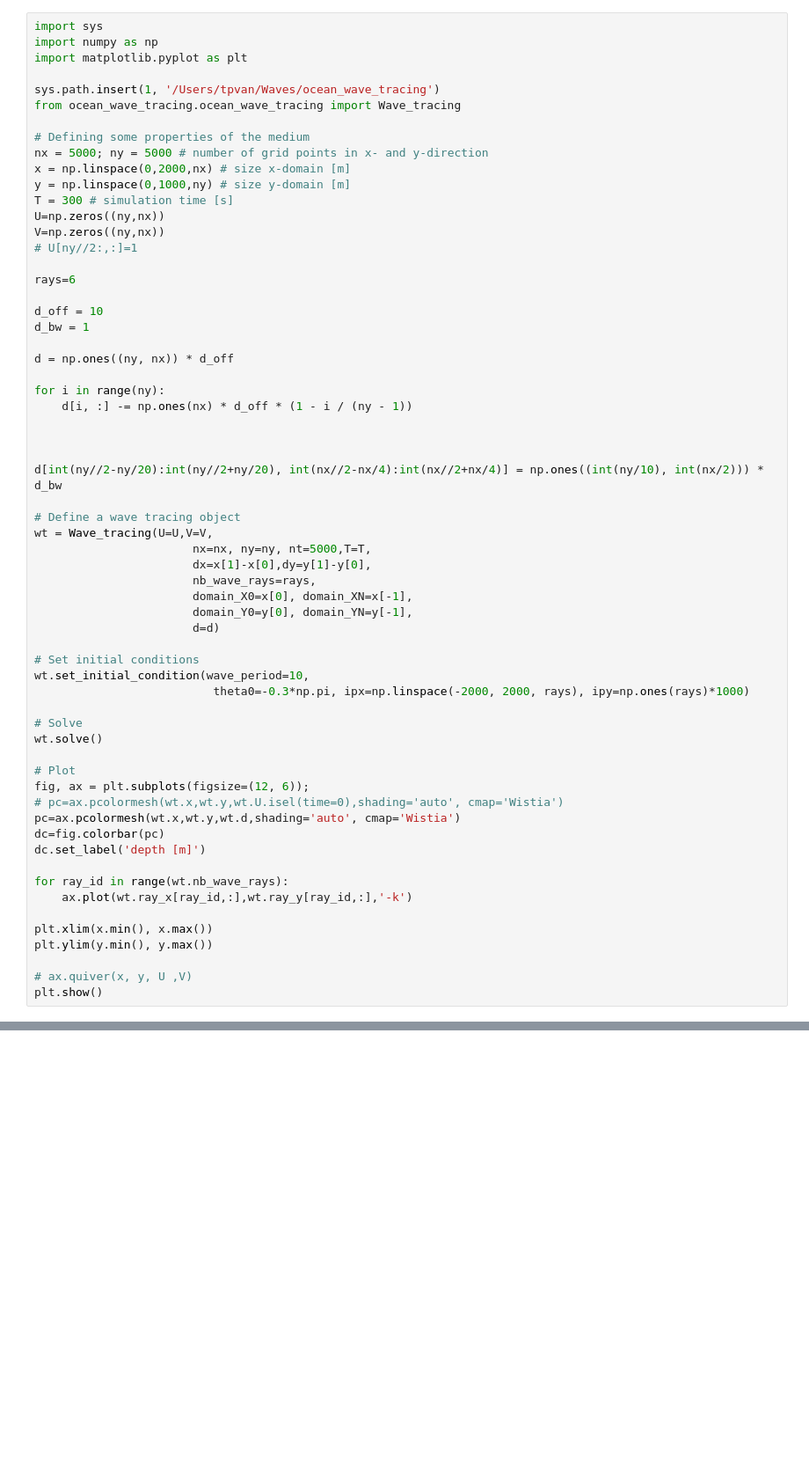
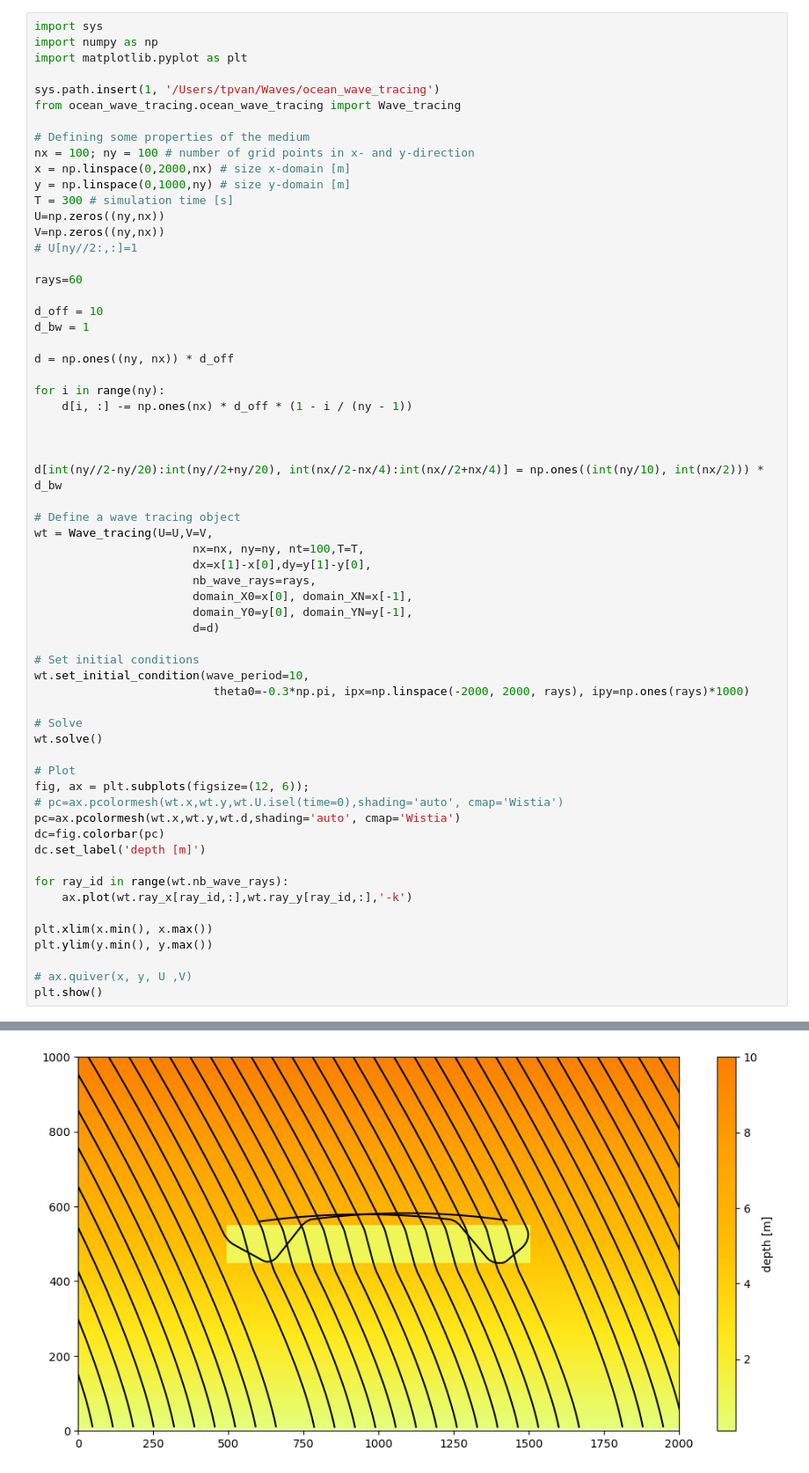
Before and after one commit to Witeend/ocean_wave_tracing, a Jupyter notebook: notebooks/Waves.ipynb, the cells around one changed output, grey strips where cells are left out. Shown at 88% size. Drawn from its saved outputs; the diff is of its cells as text; blank space fills up the shorter version.

```diff
--- a/notebooks/Waves.ipynb
+++ b/notebooks/Waves.ipynb
@@ -7,7 +7,7 @@ sys.path.insert(1, '/Users/tpvan/Waves/ocean_wave_tracing')
 from ocean_wave_tracing.ocean_wave_tracing import Wave_tracing
 
 # Defining some properties of the medium
-nx = 5000; ny = 5000 # number of grid points in x- and y-direction
+nx = 100; ny = 100 # number of grid points in x- and y-direction
 x = np.linspace(0,2000,nx) # size x-domain [m]
 y = np.linspace(0,1000,ny) # size y-domain [m]
 T = 300 # simulation time [s]
@@ -15,7 +15,7 @@ U=np.zeros((ny,nx))
 V=np.zeros((ny,nx))
 # U[ny//2:,:]=1
 
-rays=6
+rays=60
 
 d_off = 10
 d_bw = 1
@@ -31,7 +31,7 @@ d[int(ny//2-ny/20):int(ny//2+ny/20), int(nx//2-nx/4):int(nx//2+nx/4)] = np.ones(
 
 # Define a wave tracing object
 wt = Wave_tracing(U=U,V=V,
-                       nx=nx, ny=ny, nt=5000,T=T,
+                       nx=nx, ny=ny, nt=100,T=T,
                        dx=x[1]-x[0],dy=y[1]-y[0],
                        nb_wave_rays=rays,
                        domain_X0=x[0], domain_XN=x[-1],
@@ -64,0 +64 @@ ModuleNotFoundError: No module named 'pyproj'
+[figure, added]
```
Also changed, not shown: parts of 1 cell of this notebook, 5 other files.
